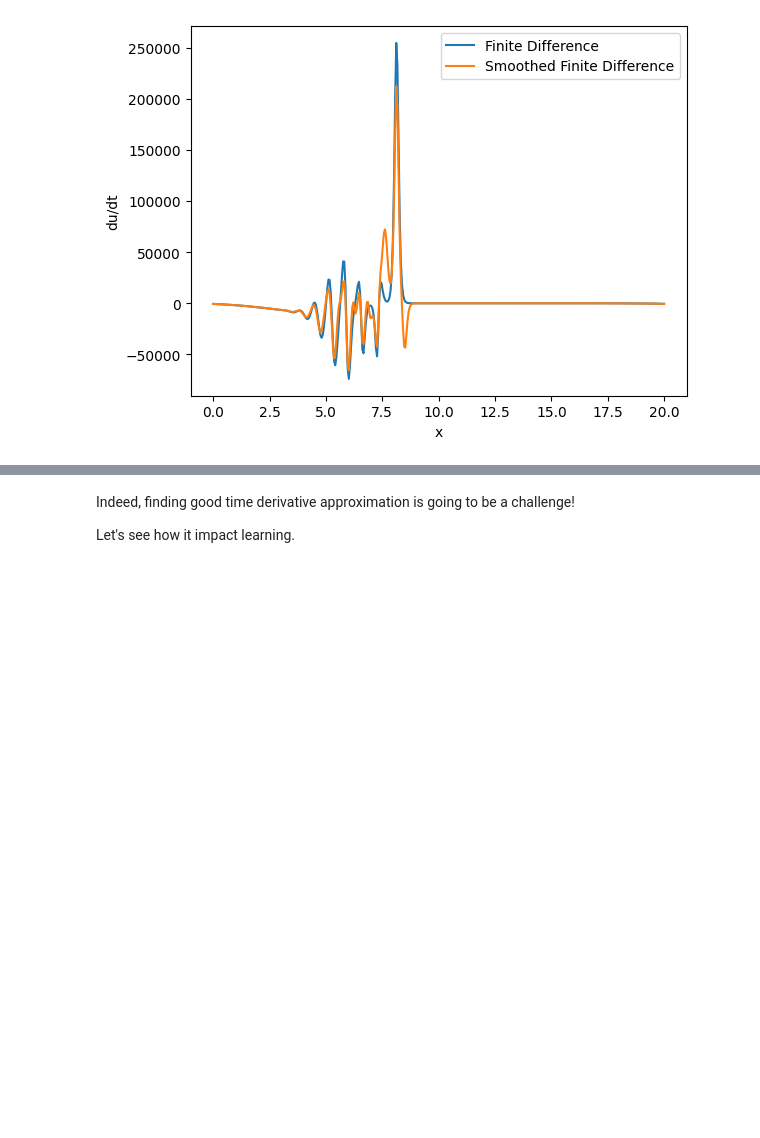
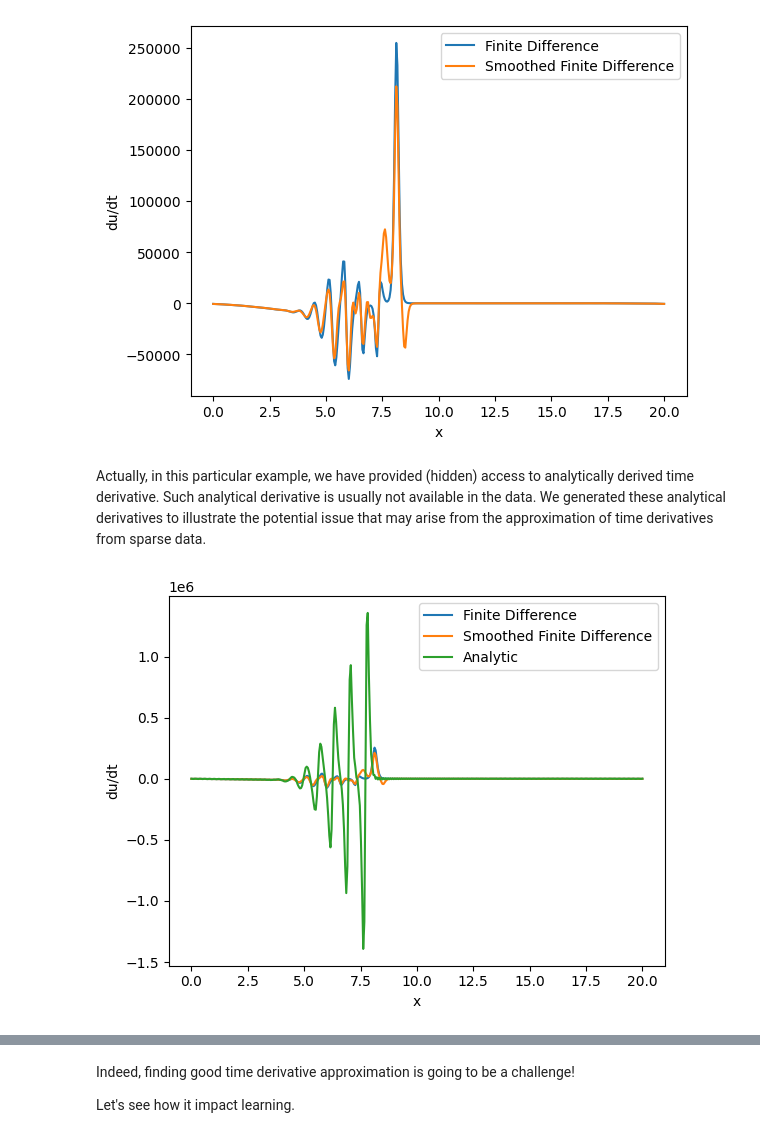
Before and after one commit to SymbolicModel/kdv_discover, a Jupyter notebook: PySINDy_Solution.ipynb, the cells around one changed output, grey strips where cells are left out. Drawn from its saved outputs; the diff is of its cells as text; code cells hidden in the pictures; blank space fills up the shorter version.

```diff
--- a/PySINDy_Solution.ipynb
+++ b/PySINDy_Solution.ipynb
@@ -154,9 +154,9 @@ So far, the data provided are sampled frequently and nicely. What if the data is
 # %%
 KdV_data_difficult = loadmat('./kdv_data_for_workshop.mat')
 # %%
-u_difficult = KdV_data_difficult['u_only_mat_reshaped']
-x_difficult = KdV_data_difficult['x_vec'].flatten()
-t_difficult  = KdV_data_difficult['t_vec'].flatten()*5
+u_difficult = KdV_data_difficult['u']
+x_difficult = KdV_data_difficult['x'].flatten()
+t_difficult  = KdV_data_difficult['t'].flatten()
 dt_difficult = t_difficult[1] - t_difficult[0]
 dx_difficult = x_difficult[1] - x_difficult[0]
 # %%
@@ -209,3 +201,19 @@ plt.legend(['Finite Difference','Smoothed Finite Difference'])
 plt.show()
 # %% [output]
 [figure]
+# %% [markdown]
+Actually, in this particular example, we have provided (hidden) access to analytically derived time derivative. Such analytical derivative is usually not available in the data. We generated these analytical derivatives to illustrate the potential issue that may arise from the approximation of time derivatives from sparse data.
+# %%
+# Loading the analytically computed du/dt for comparison
+ut_difficult_analytic = KdV_data_difficult['u_t'][:,0].reshape(8,10,400)
+
+# Plot du/dt in x at fixed time
+plt.plot(x_difficult,ut_difficult[0,8,:])
+plt.plot(x_difficult,ut_smooth_difficult[0,8,:])
+plt.plot(x_difficult,ut_difficult_analytic[0,8,:])
+plt.xlabel('x')
+plt.ylabel('du/dt')
+plt.legend(['Finite Difference','Smoothed Finite Difference','Analytic'])
+plt.show()
+# %% [output]
+[figure, added]
```
Also changed, not shown: parts of 2 cells of this notebook.
